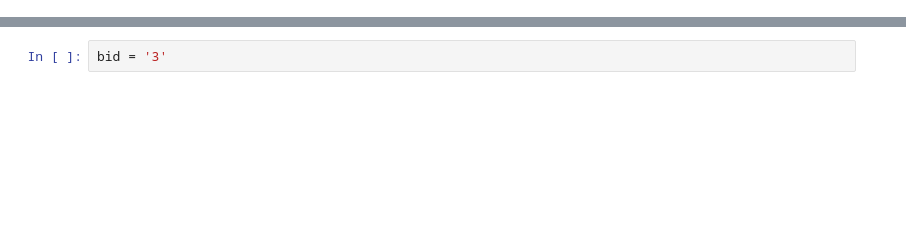
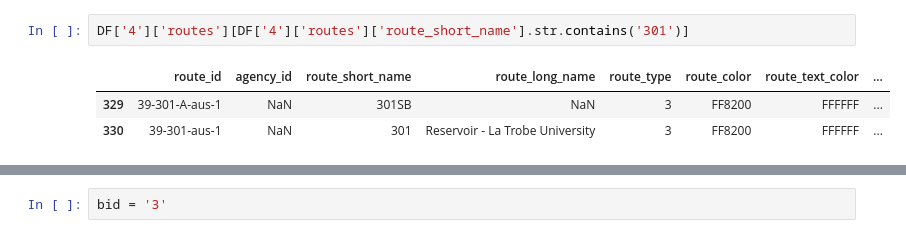
Before and after one commit to thanhan910/AusGeo-old-1, a Jupyter notebook: notebooks/ptv-analysis.ipynb, the cells around one changed output, grey strips where cells are left out. Cells and saved outputs as stored; diff of their text form; blank space fills up the shorter version.

```diff
--- a/notebooks/ptv-analysis.ipynb
+++ b/notebooks/ptv-analysis.ipynb
@@ -16,0 +114,6 @@ df = {branch_id: {table_name: get_df(branch_id, table_name) for table_name in ta
+# %%
+DF['4']['routes'][DF['4']['routes']['route_short_name'].str.contains('301')]
+# %% [output]
+|  | route_id | agency_id | route_short_name | route_long_name | route_type | route_color | route_text_color | ... |
+| 329 | 39-301-A-aus-1 | NaN | 301SB | NaN | 3 | FF8200 | FFFFFF | ... |
+| 330 | 39-301-aus-1 | NaN | 301 | Reservoir - La Trobe University | 3 | FF8200 | FFFFFF | ... |
```
Also changed, not shown: parts of 52 cells of this notebook.
